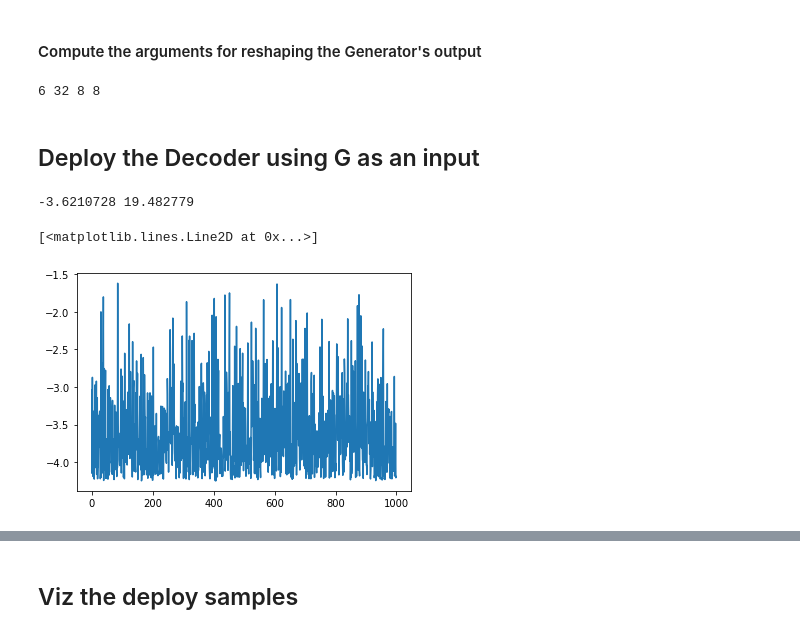
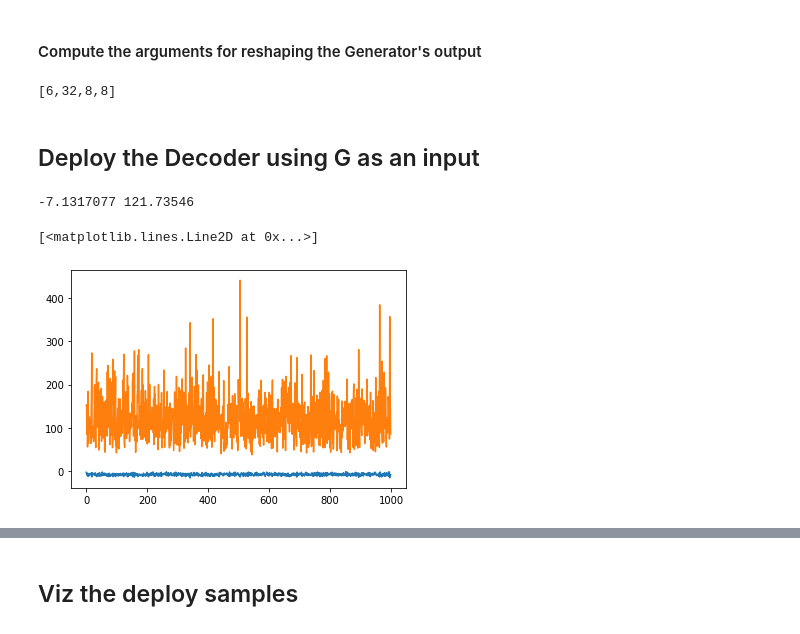
Before and after one commit to kseuro/particle_generator, a Jupyter notebook: deploy_analysis/deploy_decoder_with_EWM_generator.ipynb, the cells around one changed output, grey strips where cells are left out. Saved outputs shown, nothing was run; the diff lists cells and outputs as text; code cells hidden in the pictures.

```diff
--- a/deploy_analysis/deploy_decoder_with_EWM_generator.ipynb
+++ b/deploy_analysis/deploy_decoder_with_EWM_generator.ipynb
@@ -88,6 +88,7 @@ Path to AutoEncoder set as:
 ## Get the names of all the saved EWM Generator models
 # %%
 EWM_paths = []
+EWM_root += 'evaluated_models/'
 for path in os.listdir(EWM_root):
     EWM_paths.append(os.path.join(EWM_root, path))
 
@@ -290,9 +283,8 @@ Mapping 100_dim_Gaussian to 384_dim code vectors
 ## Set up the Generator model
 # %%
 # Model kwargs
-fc_sizes = [512] * 4
-# ewm_kwargs = { 'z_dim':z_dim, 'fc_sizes':fc_sizes, 'n_out':l_dim }
-ewm_kwargs = { 'z_dim': 100, 'fc_sizes': fc_sizes, 'n_out': 384}
+fc_sizes = [n_hidden] * n_layers
+ewm_kwargs = { 'z_dim': z_dim, 'fc_sizes': fc_sizes, 'n_out': code[0]*code[1]*code[2]}
 # %%
 # Create generator on GPU
 G = ewm.ewm_G(**ewm_kwargs).to(device)
@@ -324,6 +319,6 @@ for i in range(len(EWM_checkpoint_names)):
 # %%
 # Select the checkpoint you want
-EWM_checkpoint = EWM_checkpoint_names[1]
+EWM_checkpoint = EWM_checkpoint_names[0]
 # %%
 # Load the model checkpoint
 # Keys: ['state_dict', 'epoch', 'optimizer']
@@ -379,26 +374,26 @@ in_f  = model.decoder.deconv_blocks[0][0].in_channels
 out_f = model.decoder.deconv_blocks[0][0].out_channels
 h = code[1]
 w = code[2]
-print(in_f, out_f, h, w)
+print('[{},{},{},{}]'.format(in_f, out_f, h, w))
 # %% [output]
-6 32 8 8
+[6,32,8,8]
 # %% [markdown]
 ## Deploy the Decoder using G as an input
 # %%
 mean = []; var = []
 for i in range(1000):
-    out = G(torch.randn(1, 1, 100).to(device))
-#     out = out[0] - out[1]
+    out = G(torch.randn(1, 1, z_dim).to(device))
     out = out.detach().cpu().numpy()
     mean.append(np.mean(out))
     var.append(np.var(out))
 # %%
 print(np.mean(mean), np.mean(var))
 # %% [output]
--3.6210728 19.482779
+-7.1317077 121.73546
 # %%
 %matplotlib inline
-plt.plot(mean)
+plt.plot(mean, label='mean')
+plt.plot(var, label='var')
 # %% [output]
 [<matplotlib.lines.Line2D at 0x...>]
-[figure, old version]
+[figure, new version]
```
Also changed, not shown: parts of 11 cells of this notebook, 8 other files.
